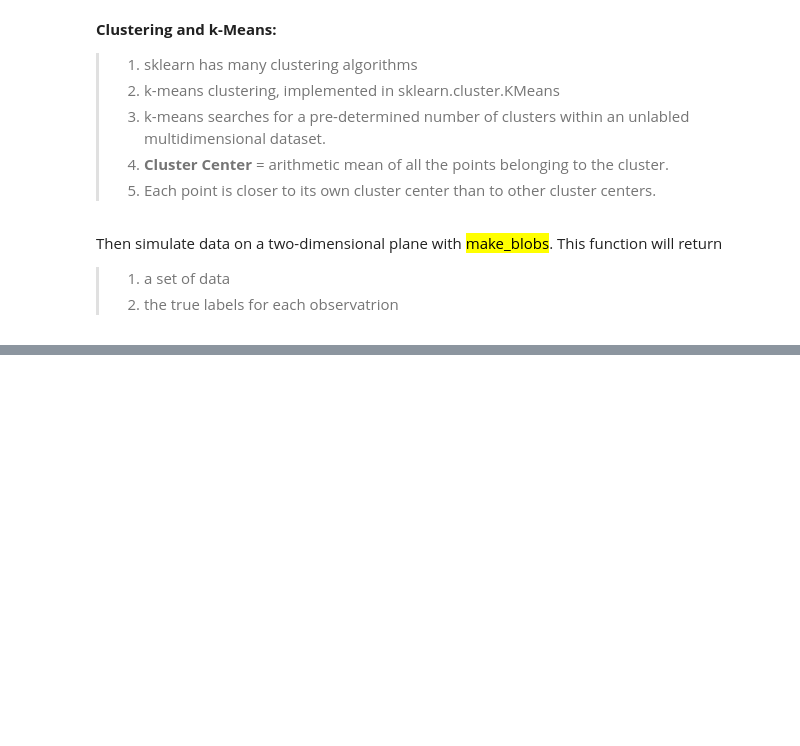
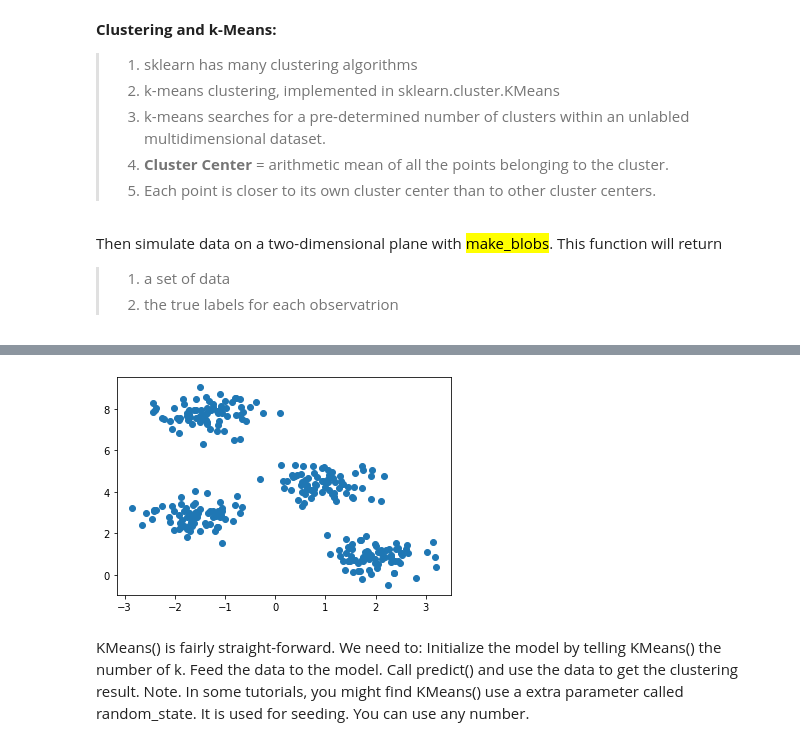
Before and after one commit to lmaosimon/ColumbiaCourseProjects, a Jupyter notebook: HUDK 4050/ICE5/ICE5.ipynb, the cells around one changed output, grey strips where cells are left out. Drawn from its saved outputs; the diff is of its cells as text; code cells hidden in the pictures; blank space fills up the shorter version.

```diff
--- a/HUDK 4050/ICE5/ICE5.ipynb
+++ b/HUDK 4050/ICE5/ICE5.ipynb
@@ -37,9 +37,12 @@ Then simulate data on a two-dimensional plane with <mark>make_blobs</mark>. This
 >1. a set of data
 >2. the true labels for each observatrion
 # %%
-from sklearn.datasets import make_blobs
+from sklearn.datasets import make_blobs # import make_blobs to help us simulate some data
 
-twoDData, cluster_true= make_blobs(n_samples=300, centers=4,
-                                   culster_std =0.5, random_stat=0)
+twoDData, cluster_true = make_blobs(n_samples=300, centers=4,
+                       cluster_std=0.50, random_state=0)
 
-print('Here')
+print("Here are the first 10 rows of twoDData:")
+print(twoDData[:10])
+print("Here are the true labels for each observation. But we don't need it.")
+print(cluster_true[:10])
@@ -45,0 +63,4 @@ print('Here')
+# %%
+plt.scatter(twoDData[:, 0], twoDData[:, 1]);
+# %% [output]
+[figure, added]
@@ -45,0 +69,6 @@ print('Here')
+# %% [markdown]
+KMeans() is fairly straight-forward. We need to:
+Initialize the model by telling KMeans() the number of k.
+Feed the data to the model.
+Call predict() and use the data to get the clustering result.
+Note. In some tutorials, you might find KMeans() use a extra parameter called random_state. It is used for seeding. You can use any number.
```
Also changed, not shown: parts of 9 cells of this notebook, 9 other files.
